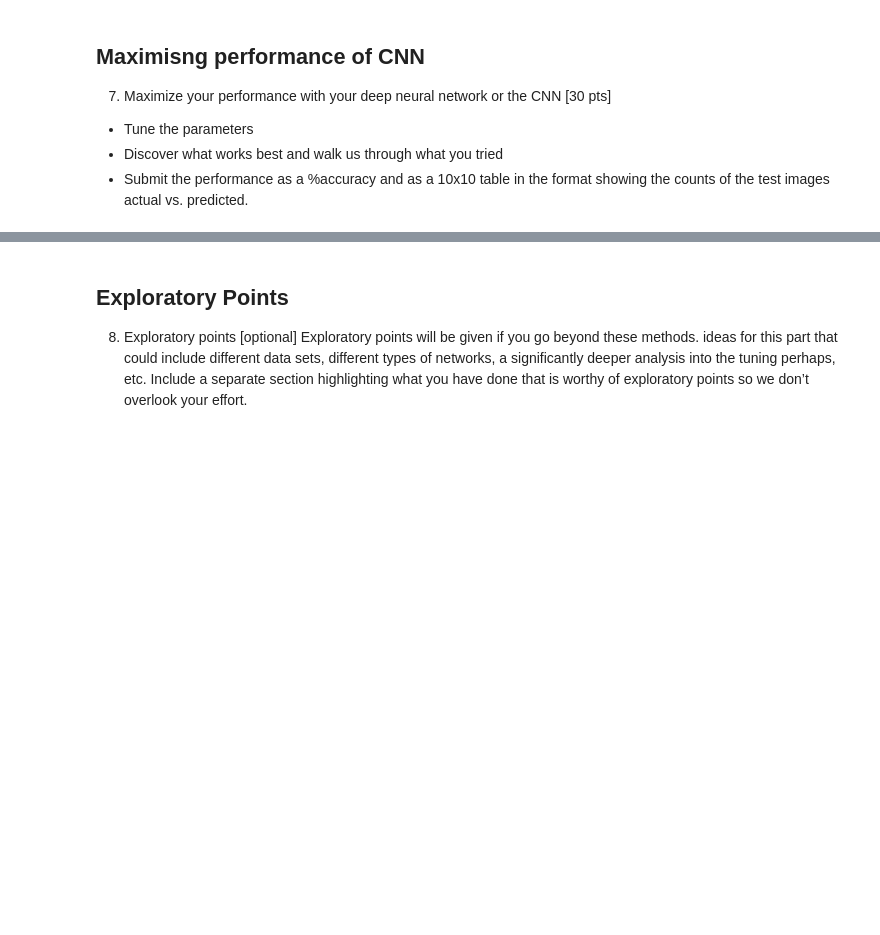
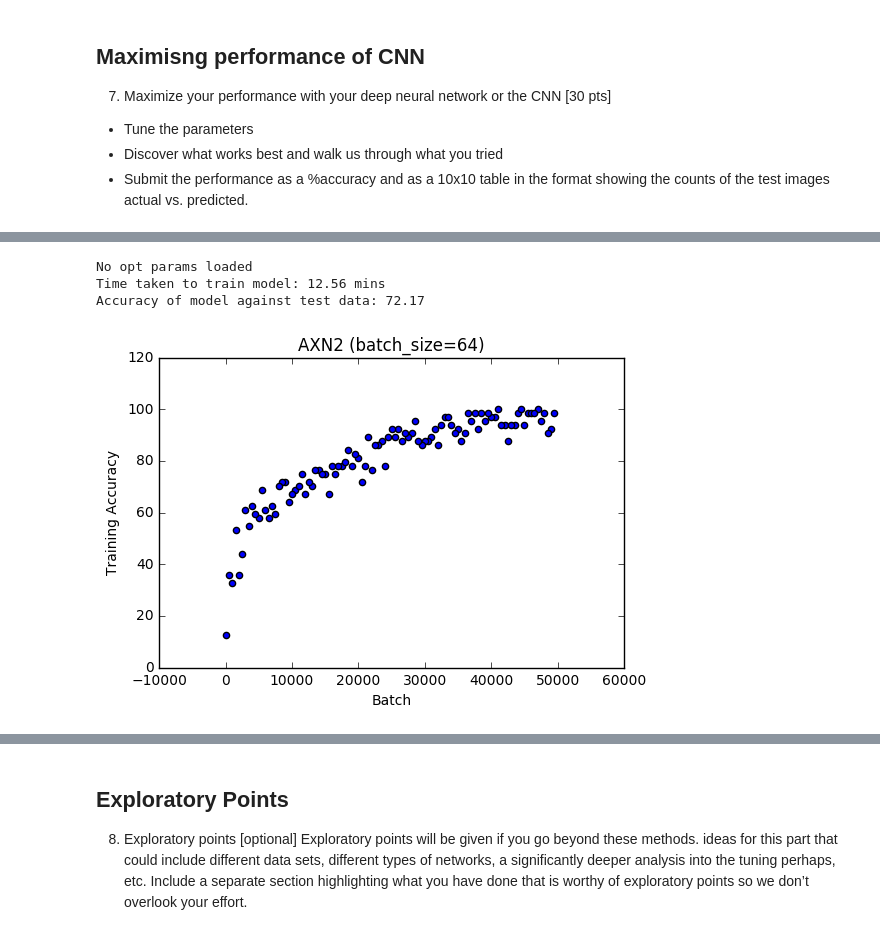
Before and after one commit to rabjohnston/E81HW4, a Jupyter notebook: submission/HW4.ipynb, the cells around one changed output, grey strips where cells are left out. Drawn from its saved outputs; the diff is of its cells as text; code cells hidden in the pictures; blank space fills up the shorter version.

```diff
--- a/submission/HW4.ipynb
+++ b/submission/HW4.ipynb
@@ -451,0 +516,13 @@ Adadelta   21.82        72.33
+# %%
+rs_batch64 = Results()
+rs_batch64.load('results/AXN2Params/batchsize/64')
+result_batch64 = rs_batch64.highest('accuracy')
+print('Time taken to train model: {} mins'.format(result_batch64.params['time']))
+print('Accuracy of model against test data: {}'.format(result_batch64.params['accuracy']))
+
+plotAccuracy('AXN2 (batch_size=64)', result_batch64.epochs)
+# %% [output]
+No opt params loaded
+Time taken to train model: 12.56 mins
+Accuracy of model against test data: 72.17
+[figure, added]
```
Also changed, not shown: parts of 9 cells of this notebook.
